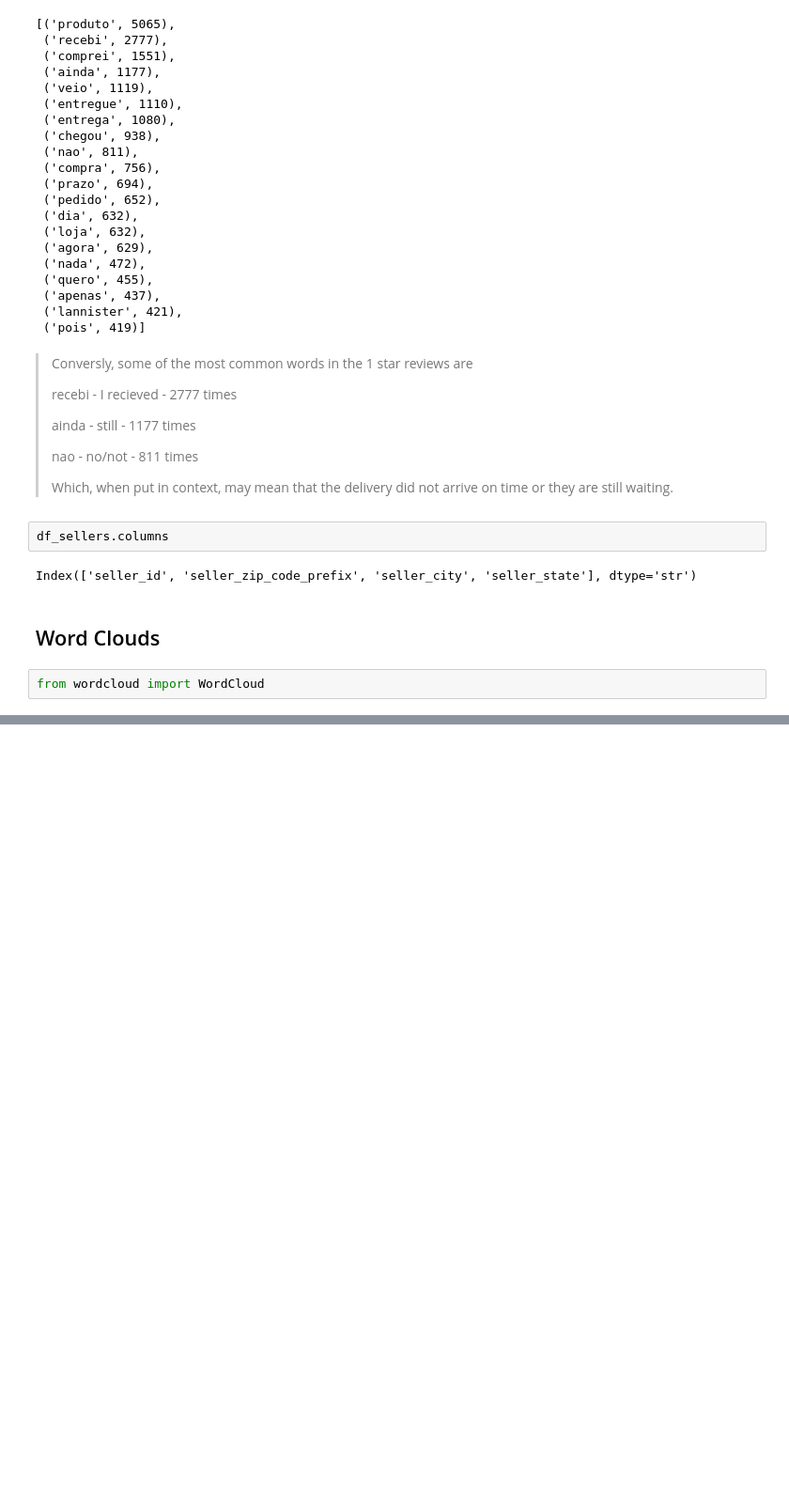
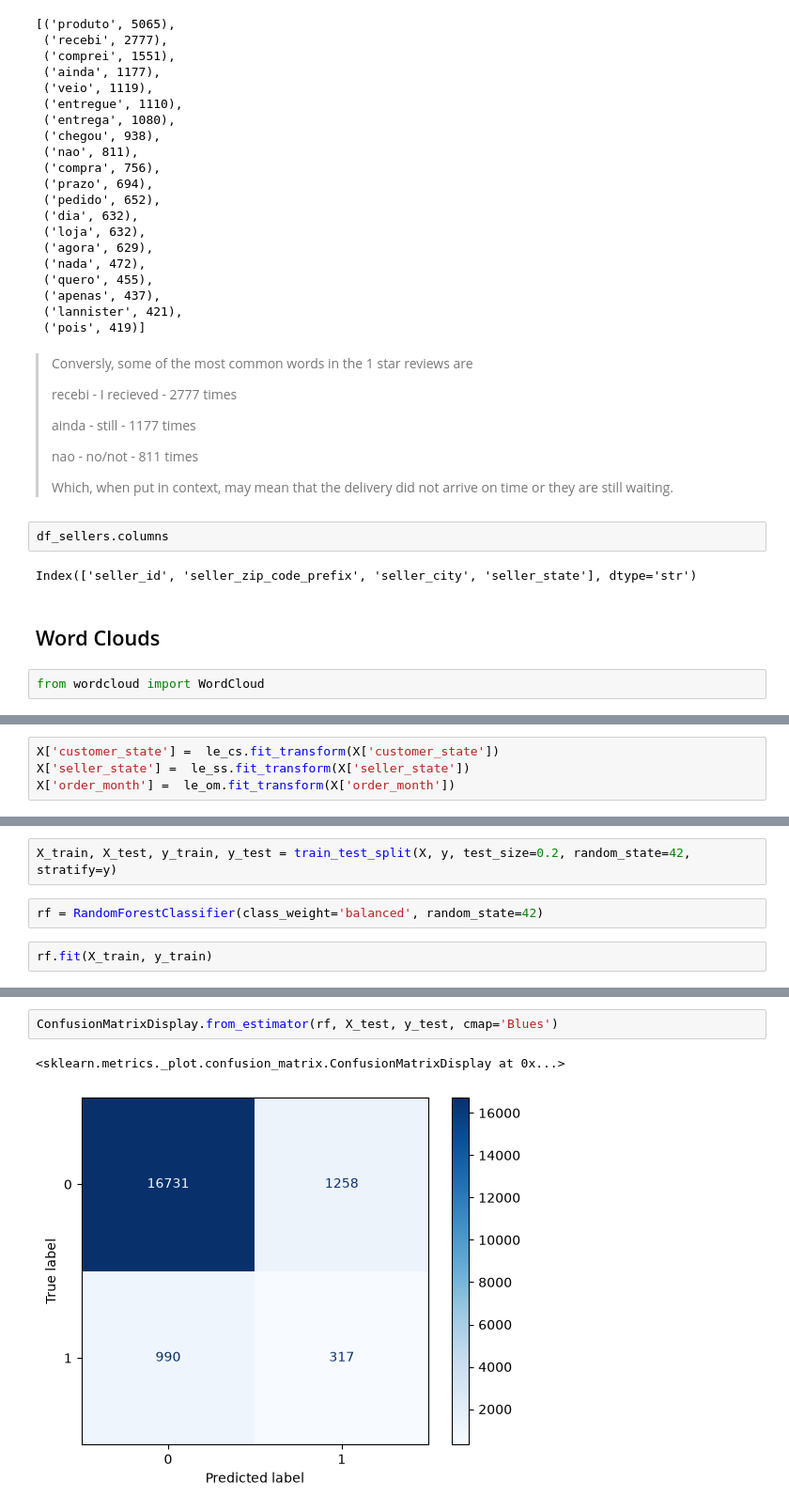
Before and after one commit to danielphilip12/E-Commerce-Analysis, a Jupyter notebook: notebooks/olist_analysis.ipynb, the cells around one changed output, grey strips where cells are left out. Shown at 94% size. Drawn from its saved outputs; the diff is of its cells as text; blank space fills up the shorter version.

Commit message:
Add NLP analysis for a seller. Add machine learning for predicting late deliveries

```diff
--- a/notebooks/olist_analysis.ipynb
+++ b/notebooks/olist_analysis.ipynb
@@ -630,0 +766,4 @@ plt.show()
+# %%
+X['customer_state'] =  le_cs.fit_transform(X['customer_state'])
+X['seller_state'] =  le_ss.fit_transform(X['seller_state'])
+X['order_month'] =  le_om.fit_transform(X['order_month'])
@@ -630,0 +788,6 @@ plt.show()
+# %%
+X_train, X_test, y_train, y_test = train_test_split(X, y, test_size=0.2, random_state=42, stratify=y)
+# %%
+rf = RandomForestClassifier(class_weight='balanced', random_state=42)
+# %%
+rf.fit(X_train, y_train)
@@ -630,0 +813,5 @@ plt.show()
+# %%
+ConfusionMatrixDisplay.from_estimator(rf, X_test, y_test, cmap='Blues')
+# %% [output]
+<sklearn.metrics._plot.confusion_matrix.ConfusionMatrixDisplay at 0x...>
+[figure, added]
```
Also changed, not shown: parts of 32 cells of this notebook.
